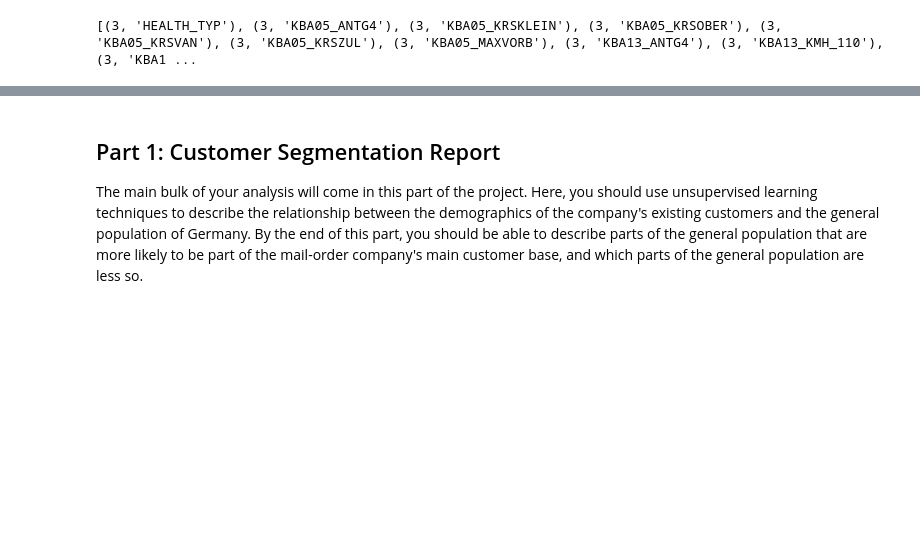
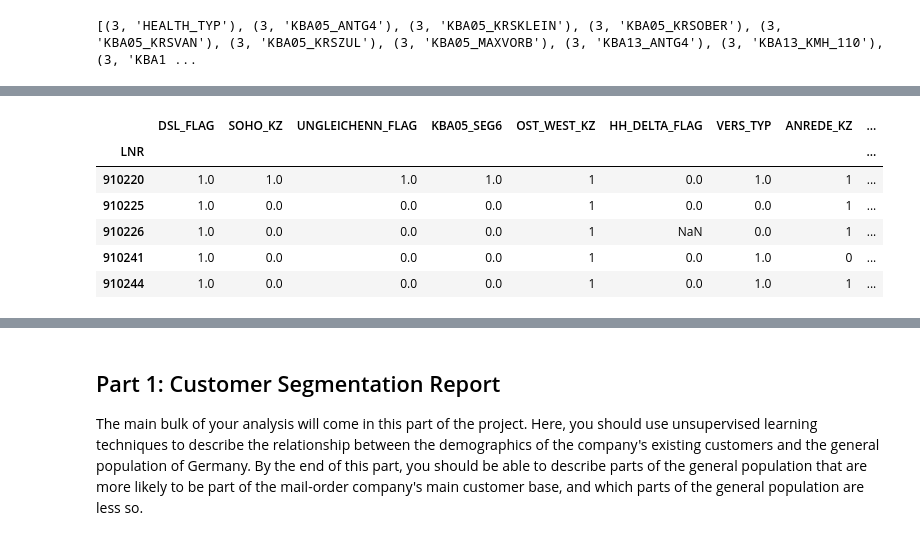
Before and after one commit to xueweiyema/ArvatoProject, a Jupyter notebook: Arvato Project Workbook.ipynb, the cells around one changed output, grey strips where cells are left out. Saved outputs shown, nothing was run; the diff lists cells and outputs as text; code cells hidden in the pictures; blank space fills up the shorter version.

```diff
--- a/Arvato Project Workbook.ipynb
+++ b/Arvato Project Workbook.ipynb
@@ -856,0 +912,27 @@ my_azdias.head()
+# %%
+# Replace  the values of 'OST_WEST_KZ' 'VERS_TYP' 'ANREDE_KZ' with 1 and 0
+# OST_WEST_KZ
+my_azdias.loc[my_azdias['OST_WEST_KZ'] =='W','OST_WEST_KZ']=1
+my_azdias.loc[my_azdias['OST_WEST_KZ'] =='O','OST_WEST_KZ']=0
+# ANREDE_KZ
+my_azdias['ANREDE_KZ']=my_azdias['ANREDE_KZ']-1
+# VERS_TYP
+my_azdias['VERS_TYP']=my_azdias['VERS_TYP']-1
+
+# OST_WEST_KZ
+my_customers.loc[my_customers['OST_WEST_KZ'] =='W','OST_WEST_KZ']=1
+my_customers.loc[my_customers['OST_WEST_KZ'] =='O','OST_WEST_KZ']=0
+# ANREDE_KZ
+my_customers['ANREDE_KZ']=my_customers['ANREDE_KZ']-1
+# VERS_TYP
+my_customers['VERS_TYP']=my_customers['VERS_TYP']-1
+# %%
+my_azdias[list(binary_attribute)].head()
+# %% [output]
+|  | DSL_FLAG | SOHO_KZ | UNGLEICHENN_FLAG | KBA05_SEG6 | OST_WEST_KZ | HH_DELTA_FLAG | VERS_TYP | ANREDE_KZ | ... |
+| LNR |  |  |  |  |  |  |  |  | ... |
+| 910220 | 1.0 | 1.0 | 1.0 | 1.0 | 1 | 0.0 | 1.0 | 1 | ... |
+| 910225 | 1.0 | 0.0 | 0.0 | 0.0 | 1 | 0.0 | 0.0 | 1 | ... |
+| 910226 | 1.0 | 0.0 | 0.0 | 0.0 | 1 | NaN | 0.0 | 1 | ... |
+| 910241 | 1.0 | 0.0 | 0.0 | 0.0 | 1 | 0.0 | 1.0 | 0 | ... |
+| 910244 | 1.0 | 0.0 | 0.0 | 0.0 | 1 | 0.0 | 1.0 | 1 | ... |
```
Also changed, not shown: parts of 80 cells of this notebook.
